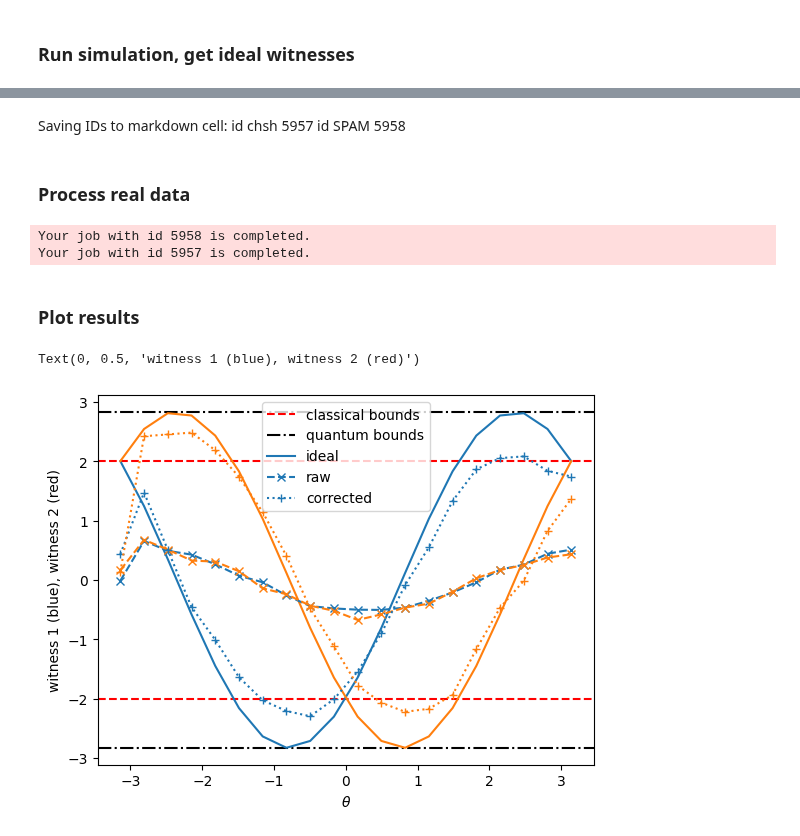
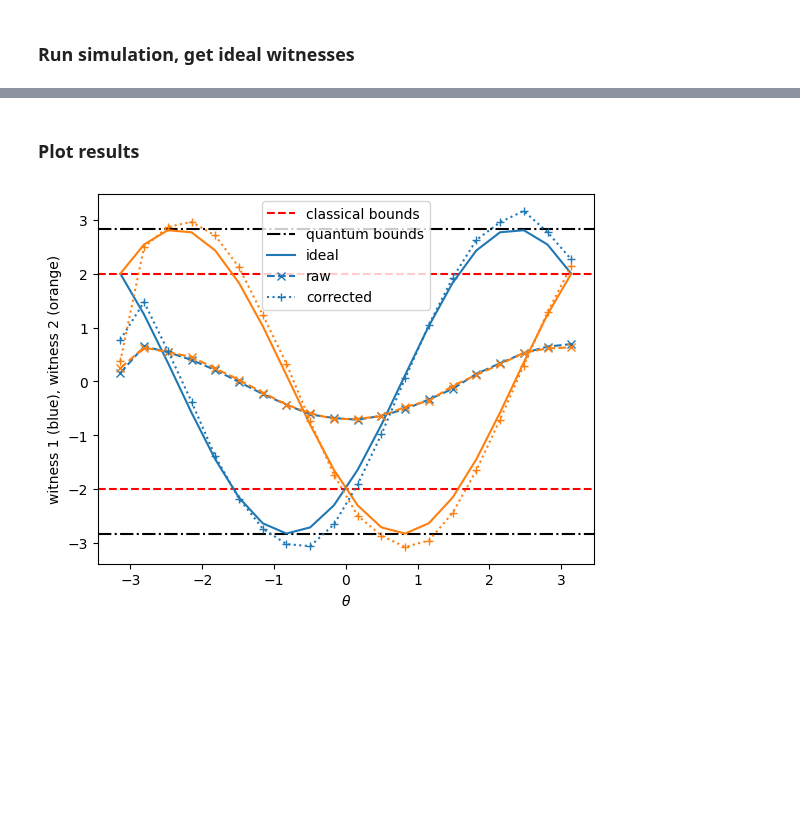
Before and after one commit to qilimanjaro-tech/qiboconnection-portfolio, a Jupyter notebook: chsh.ipynb, the cells around one changed output, grey strips where cells are left out. Cells and saved outputs as stored; diff of their text form; code cells hidden in the pictures; blank space fills up the shorter version.

Commit message:
final version if we like data

```diff
--- a/chsh.ipynb
+++ b/chsh.ipynb
@@ -103,6 +96,13 @@ def compute_witnesses(chsh_results, measurement_calibration_weights, BELL_STATE,
         witness1[i] = signs1.T @ expectations
         witness2[i] = signs2.T @ expectations
     return witness1, witness2
+# %%
+CONTROL_QUBIT = 2
+TARGET_QUBIT = 4
+THETA_VALUES = np.linspace(-np.pi, np.pi, num=20)
+BELL_STATE = "psi_minus"
+
+NUM_SHOTS = 8000
 # %% [markdown]
 ### Build circuits for CHSH and measurement correction
 # %%
@@ -145,48 +166,29 @@ result_id_spam = 5958
-# %% [markdown]
-Saving IDs to markdown cell:
-id chsh 5957
-id SPAM 5958
-# %% [markdown]
-### Process real data
-# %%
-## measurement calibration data processing
-spam_results = api.get_result(result_id_spam)
-spam_data_probabilities = process_returned_dataformat(spam_results, nqubits=2)
-measurement_calibration_weights = np.linalg.inv(spam_data_probabilities)
-
-## chsh data processing
-chsh_results = api.get_result(result_id_chsh)
-chsh_data_probabilities = process_returned_dataformat(chsh_results, nqubits=2)
-chsh_data_probabilities
-
-chsh_data_probabilities_theta = chsh_data_probabilities.reshape(len(THETA_VALUES), 4, 4)
-
-w1_raw, w2_raw = compute_witnesses(chsh_data_probabilities_theta, measurement_calibration_weights, BELL_STATE, raw=True)
-w1_corrected, w2_corrected = compute_witnesses(chsh_data_probabilities_theta, measurement_calibration_weights, BELL_STATE, raw=False)
-# %% [output]
-Your job with id 5958 is completed.
-Your job with id 5957 is completed.
 # %% [markdown]
 ### Plot results
 # %%
+fname = f'chsh_{CONTROL_QUBIT}_{TARGET_QUBIT}_{BELL_STATE}_nshots{NUM_SHOTS}_idchsh{result_id_chsh}_idspam_{result_id_spam}.png'
+savefig = False
+
 fig, ax = plt.subplots()
 ax.axhline(2, color="red", linestyle="--", label="classical bounds")
 ax.axhline(-2, color="red", linestyle="--")
 ax.axhline(2*np.sqrt(2), color="k", linestyle="-.", label="quantum bounds")
 ax.axhline(-2*np.sqrt(2), color="k", linestyle="-.")
 
 ax.plot(THETA_VALUES, w1_ideal, label = 'ideal')
 ax.plot(THETA_VALUES, w2_ideal)#, label = 'ideal')
 
 ax.plot(THETA_VALUES, w1_raw, 'x--', c='C0', label = 'raw')
 ax.plot(THETA_VALUES, w2_raw, 'x--', c='C1')#, label = 'raw')
 
 ax.plot(THETA_VALUES, w1_corrected, '+:', c='C0', label = 'corrected')
 ax.plot(THETA_VALUES, w2_corrected, '+:', c='C1')#, label = 'corrected')
 ax.legend()
 
 ax.set_xlabel('$\\theta$')
-ax.set_ylabel('witness 1 (blue), witness 2 (red)')
+ax.set_ylabel('witness 1 (blue), witness 2 (orange)')
+
+if savefig:
+    fig.savefig(fname, bbox_inches='tight')
 # %% [output]
-Text(0, 0.5, 'witness 1 (blue), witness 2 (red)')
-[figure, old version]
+[figure, new version]
```
Also changed, not shown: parts of 8 cells of this notebook.
